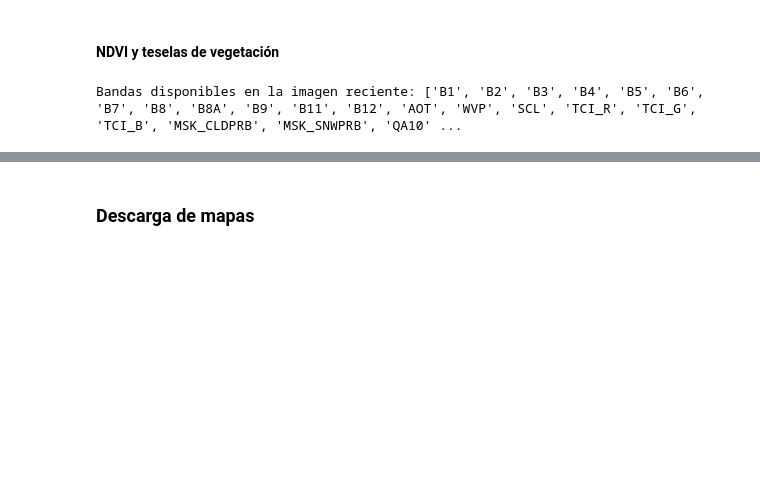
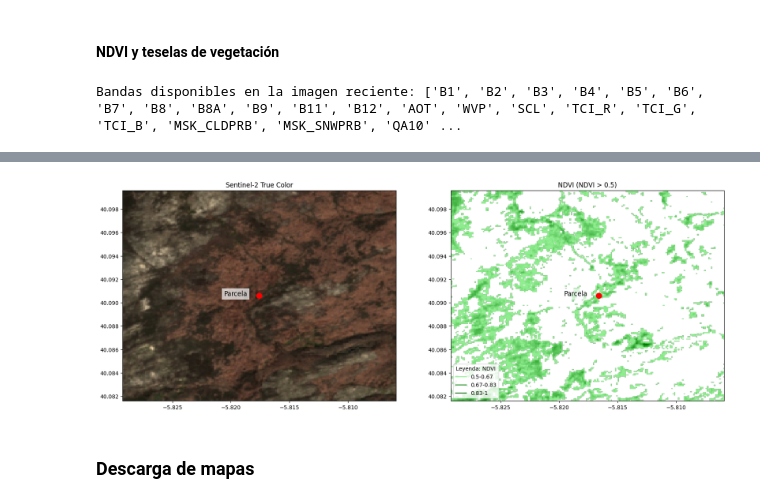
Before and after one commit to Deode22/Teledeteccion_Apuntes, a Jupyter notebook: GEE/Herramienta-GEE.ipynb, the cells around one changed output, grey strips where cells are left out. Drawn from its saved outputs; the diff is of its cells as text; code cells hidden in the pictures; blank space fills up the shorter version.

```diff
--- a/GEE/Herramienta-GEE.ipynb
+++ b/GEE/Herramienta-GEE.ipynb
@@ -734,21 +625,10 @@ m
 # %% [markdown]
 #### NDVI y teselas de vegetación
 # %%
-import ee
-import folium
 from datetime import datetime
 
-# Inicializar Earth Engine
-ee.Initialize()
-
-# Coordenadas del punto de interés
-u_lon = -5.82441
-u_lat = 40.10575
-Parcela = "Piornal"
-u_poi = ee.Geometry.Point(u_lon, u_lat)
-
 # Crear una zona de amortiguamiento de 10 km alrededor de Piornal
-pior = u_poi.buffer(10000)  # metros
+pior = u_poi.buffer(1000)  # metros
 
 # Definir el rango de fechas para febrero y marzo del año actual
 current_year = datetime.utcnow().year
@@ -785,42 +665,64 @@ if recent_image:
         # Crear una imagen compuesta RGB (True color: B4, B3, B2)
         true_color = recent_image.select(['B4', 'B3', 'B2']).visualize(min=0, max=3000)
 
-        # Crear un mapa centrado en el punto de interés
-        map_center = [u_lat, u_lon]
-        m = folium.Map(location=map_center, zoom_start=12)
+        # Obtener la URL de la imagen true color
+        true_color_url = true_color.getThumbURL({
+            'region': pior,
+            'dimensions': 512
+        })
 
-        # Añadir la imagen Sentinel-2 RGB al mapa
-        true_color_mapid = true_color.getMapId()
-        folium.TileLayer(
-            tiles=true_color_mapid['tile_fetcher'].url_format,
-            attr='Map Data &copy; <a href="https://earthengine.google.com/">Google Earth Engine</a>',
-            overlay=True,
-            name='Sentinel-2 RGB'
-        ).add_to(m)
+        # Obtener la URL de la imagen NDVI
+        ndvi_url = ndvi_masked.getThumbURL({
+            'min': 0.5, 'max': 1, 'palette': ['lightgreen', 'green', 'darkgreen'],
+            'region': pior,
+            'dimensions': 512
+        })
 
-        # Añadir la imagen de NDVI enmascarada al mapa
-        ndvi_mapid = ndvi_masked.getMapId({
-            'min': 0.5, 'max': 1, 'palette': ['lightgreen', 'green', 'darkgreen']
-        })
-        folium.TileLayer(
-            tiles=ndvi_mapid['tile_fetcher'].url_format,
-            attr='Map Data &copy; <a href="https://earthengine.google.com/">Google Earth Engine</a>',
-            overlay=True,
-            name='NDVI > 0.5'
-        ).add_to(m)
+        # Descargar las imágenes y convertirlas en arrays de numpy
+        with urllib.request.urlopen(true_color_url) as url:
+            with Image.open(url) as img:
+                true_color_img = np.array(img)
 
-        # Añadir el punto de interés al mapa
-        folium.Marker(
-            location=map_center,
-            popup=f'{Parcela}',
-            icon=folium.Icon(color='red')
-        ).add_to(m)
+        with urllib.request.urlopen(ndvi_url) as url:
+            with Image.open(url) as img:
+                ndvi_img = np.array(img)
 
-        # Añadir el control de capas
-        folium.LayerControl().add_to(m)
+        # Crear la figura y los ejes
+        fig, ax = plt.subplots(1, 2, figsize=(20, 10))
 
-        # Mostrar el mapa
-        display(m)
+        # Mostrar la imagen true color
+        ax[0].imshow(true_color_img, extent=[pior.bounds().getInfo()['coordinates'][0][0][0],
+                                             pior.bounds().getInfo()['coordinates'][0][2][0],
+                                             pior.bounds().getInfo()['coordinates'][0][0][1],
+                                             pior.bounds().getInfo()['coordinates'][0][2][1]])
+        ax[0].plot(u_lon, u_lat, 'ro', markersize=10)
+        ax[0].text(u_lon - 0.001, u_lat, 'Parcela', fontsize=12, ha='right',
+                   bbox=dict(facecolor='white', edgecolor='none', alpha=0.7))
+        ax[0].set_title('Sentinel-2 True Color')
+        ax[0].set_xlabel('')
+        ax[0].set_ylabel('')
+
+        # Mostrar la imagen NDVI
+        ax[1].imshow(ndvi_img, extent=[pior.bounds().getInfo()['coordinates'][0][0][0],
+                                       pior.bounds().getInfo()['coordinates'][0][2][0],
+                                       pior.bounds().getInfo()['coordinates'][0][0][1],
+                                       pior.bounds().getInfo()['coordinates'][0][2][1]])
+        ax[1].plot(u_lon + 0.001, u_lat, 'ro', markersize=10)
+        ax[1].text(u_lon, u_lat, 'Parcela', fontsize=12, ha='right',
+                   bbox=dict(facecolor='white', edgecolor='none', alpha=0.7))
+        ax[1].set_title('NDVI (NDVI > 0.5)')
+        ax[1].set_xlabel('')
+        ax[1].set_ylabel('')
+
+        # Añadir una leyenda al gráfico NDVI
+        legend_labels = ['0.5-0.67', '0.67-0.83', '0.83-1']
+        legend_colors = ['lightgreen', 'green', 'darkgreen']
+        for label, color in zip(legend_labels, legend_colors):
+            ax[1].plot([], [], color=color, label=f'{label}')
+        ax[1].legend(loc='lower left', title='Leyenda: NDVI')
+
+        # Mostrar la imagen
+        plt.show()
     else:
         print("Las bandas 'B8' y 'B4' no están disponibles en la imagen reciente.")
 else:
@@ -831,3 +732,4 @@ Bandas disponibles en la imagen reciente: ['B1', 'B2', 'B3', 'B4', 'B5', 'B6', '
+[figure, added]
 # %% [markdown]
 ### Descarga de mapas
 # %%
```
Also changed, not shown: parts of 16 cells of this notebook, 4 other files.
